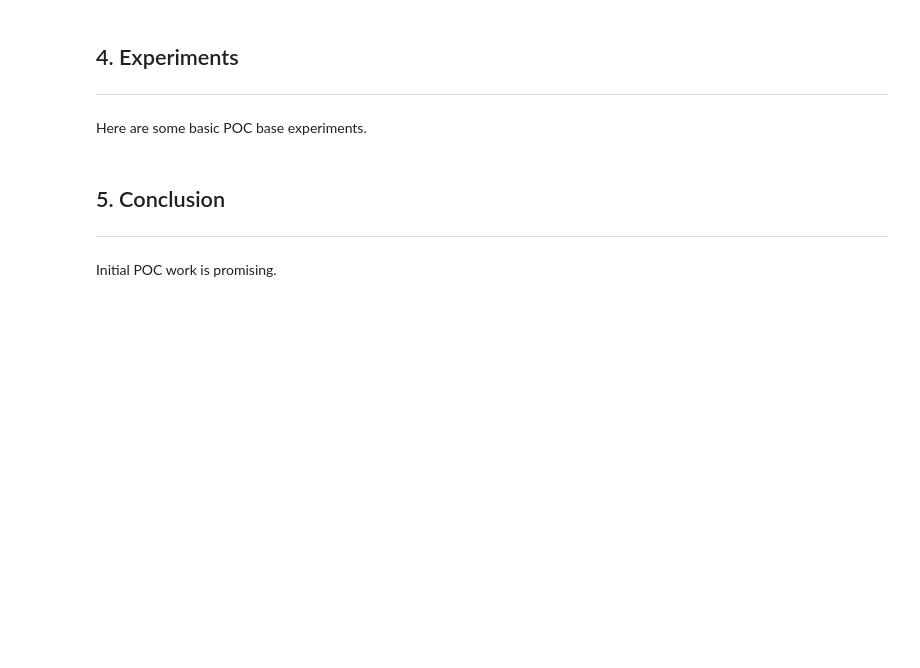
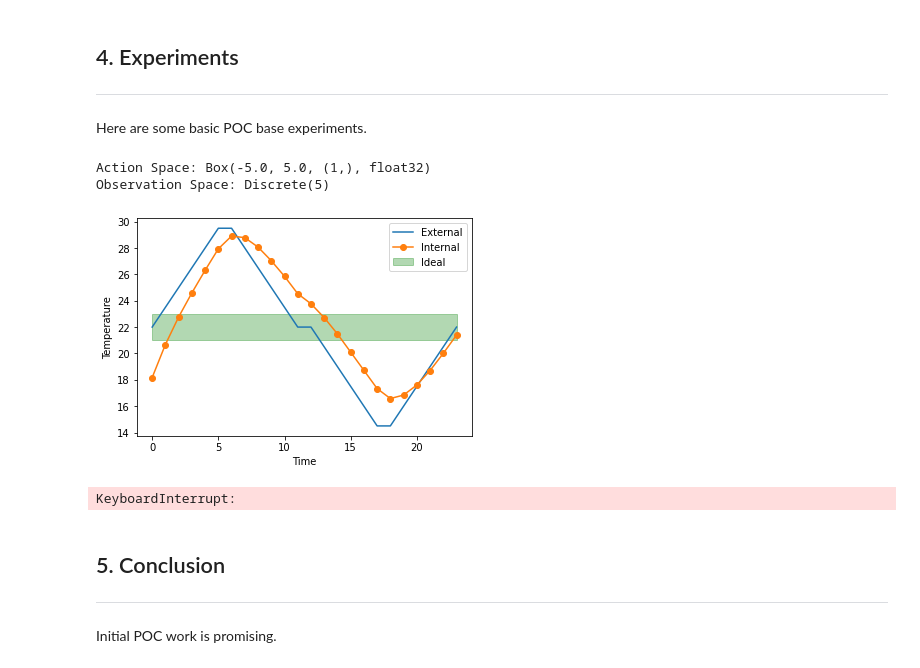
Before and after one commit to DaithiMartin/greenhouse-singularity, a Jupyter notebook: reports/Initial_POC.ipynb, the cells around one changed output. Cells and saved outputs as stored; diff of their text form; code cells hidden in the pictures; blank space fills up the shorter version.

Commit message:
added DDPG and continuous environment to Initial_POC.ipynb

```diff
--- a/reports/Initial_POC.ipynb
+++ b/reports/Initial_POC.ipynb
@@ -171,3 +167,50 @@ plt.show()
+# %%
+"""Continuous Gym Environment"""
+env = gym.make("gym_greenhouse:greenhouse-continuous-v0")
+print(f"Action Space: {env.action_space}")
+print(f"Observation Space: {env.observation_space}")
+# %% [output]
+Action Space: Box(-5.0, 5.0, (1,), float32)
+Observation Space: Discrete(5)
+# %%
+"""Deep Deterministic Policy Gradient"""
+from agents.DDPG_Agent import DDPGAgent
+
+action_size = env.action_space.shape[0]
+observation_size = env.observation_space.n
+agent = DDPGAgent(observation_size, action_size, random_seed=0)
+rewards_history = []
+num_episodes = int(2e3)
+
+for i_episode in range(1, num_episodes):
+    observation = env.reset()
+    done = False
+    while not done:
+
+        action = agent.act(observation)
+        next_observation, reward, done, info = env.step(action)
+        agent.step(observation, action, reward, next_observation, done)
+        observation = next_observation
+
+    if i_episode == 1:
+        env.render()
+
+    if i_episode % 100 == 0:
+        print(f"Episode: {i_episode}, Average Reward: {np.mean(rewards_history[-100:])}")
+
+    rewards_history.append(np.sum(env.reward_history))
+
+print("Training Complete")
+env.render()
+rewards_DDPG = np.convolve(rewards_history, np.ones(10), 'valid') / 10
+x = np.arange(len(rewards_DDPG))
+plt.plot(x, rewards_DDPG)
+plt.xlabel("Episode")
+plt.ylabel("Average Reward")
+plt.show()
+# %% [output]
+[figure, added]
+KeyboardInterrupt:
 # %% [markdown]
 ## 5. Conclusion
 ---
```
Also changed, not shown: parts of 2 cells of this notebook.
